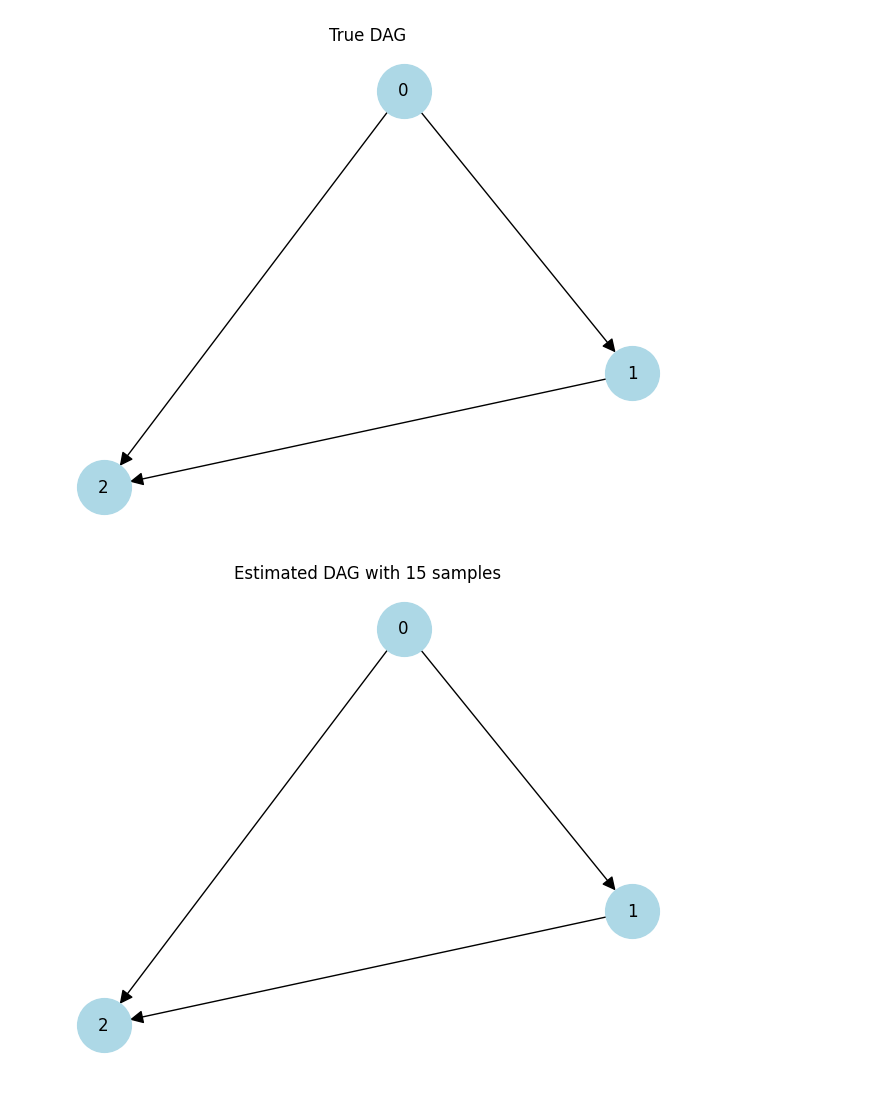
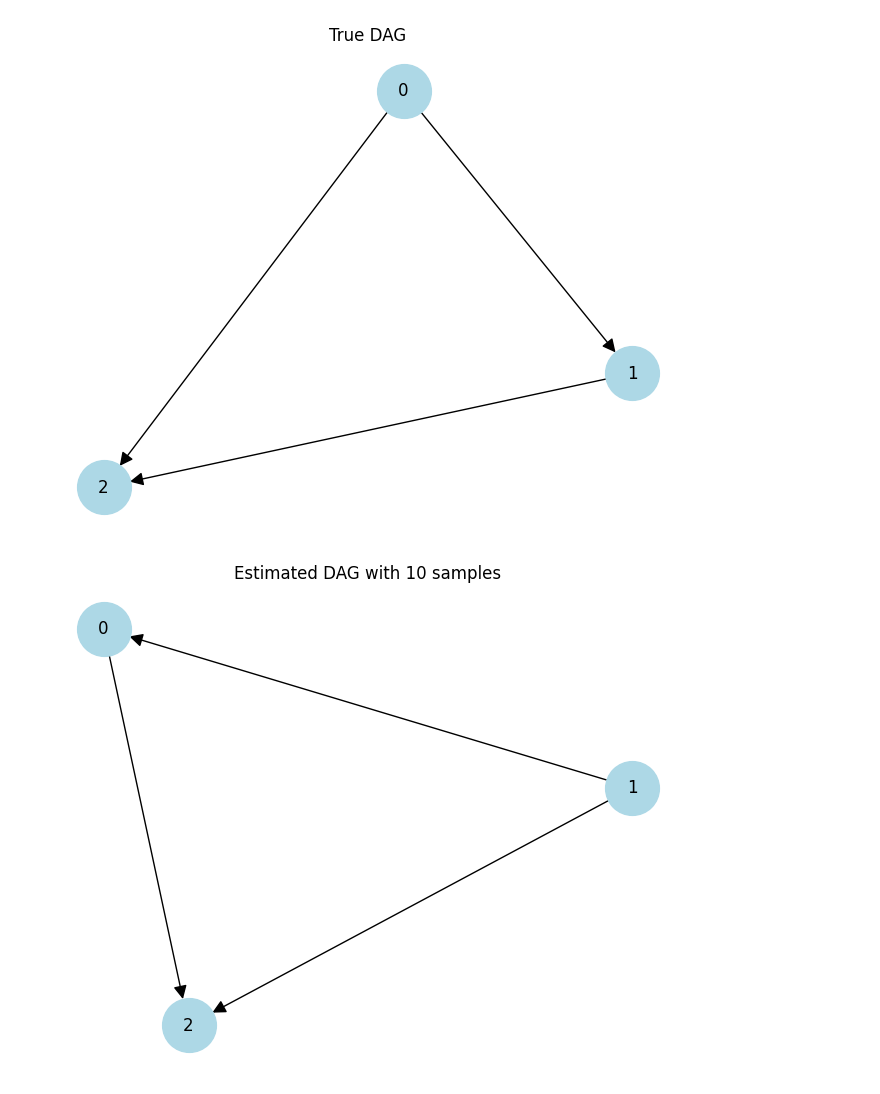
Before and after one commit to wigglypint/thesis, a Jupyter notebook: TEST CODE/notears-test.ipynb, the cells around one changed output. Drawn from its saved outputs; the diff is of its cells as text; code cells hidden in the pictures.

Commit message:
add SHD, noise scale parameter

```diff
--- a/TEST CODE/notears-test.ipynb
+++ b/TEST CODE/notears-test.ipynb
@@ -29,8 +32,8 @@ def plot_graph(B, title):
     plt.show()
 
 # Run NOTEARS on graph and print results
-def test_notears(G, n):
-    X = simulate_linear_sem(G, n)
+def test_notears(G, n, noise=1.0):
+    X = simulate_linear_sem(G, n, noise_scale=noise)
 
     # Run NOTEARS
     G_est = notears_linear(X, lambda1=0.1, loss_type='l2')
@@ -38,10 +41,14 @@ def test_notears(G, n):
     # Threshold small weights to force adjacency matrix
     G_adj_est = (np.abs(G_est) > 1e-3).astype(int)
 
+    G_graph = nx.DiGraph(G)
+    G_est_graph = nx.DiGraph(G_adj_est)
+
     print("True DAG:\n", G)
     print("Estimated DAG with " + str(n) + " samples:\n", G_adj_est)
 
-    print("Graph Edit Distance (GED) of: " + str(nx.graph_edit_distance(nx.DiGraph(G), nx.DiGraph(G_adj_est))))
+    print("Graph Edit Distance (GED) of: " + str(nx.graph_edit_distance(G_graph, G_est_graph)))
+    print("Structural Hamming Distance (SHD) of: " + str(cdt.metrics.SHD(G_graph, G_est_graph)))
 
     plot_graph(G, "True DAG")
     plot_graph(G_adj_est, "Estimated DAG with " + str(n) + " samples")
@@ -50,8 +57,8 @@ def test_notears(G, n):
 test_graph = np.array([[0, 1, 1],
                    [0, 0, 1],
                    [0, 0, 0]])
-test_notears(test_graph, 15)
-test_notears(test_graph, 2000)
+test_notears(test_graph, 10, 3.0)
+test_notears(test_graph, 2000, 3.0)
 # %% [output]
 True DAG:
  [[0 1 1]
@@ -65,5 +73,5 @@ Graph Edit Distance (GED) of: 0.0
 [figure]
-[figure, old version]
+[figure, new version]
 True DAG:
  [[0 1 1]
  [0 0 1]
```
Also changed, not shown: parts of 2 cells of this notebook.
